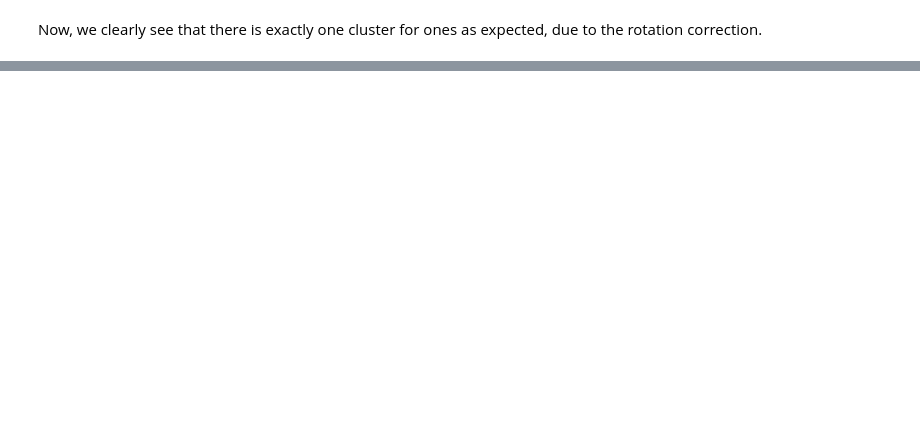
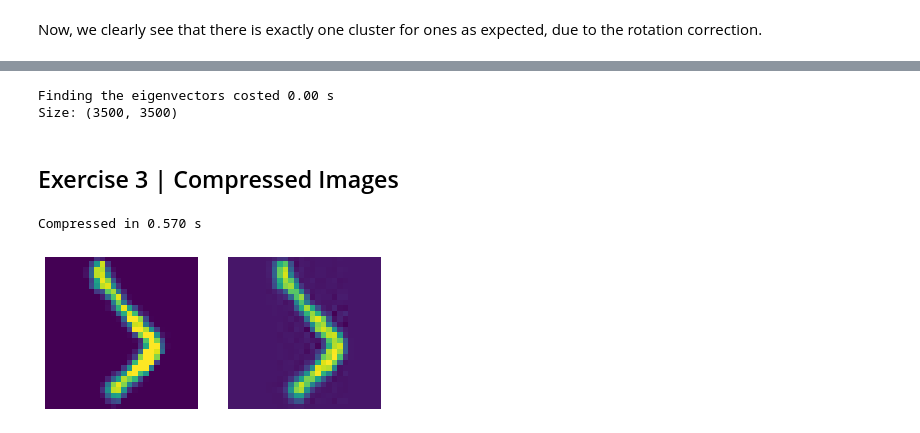
Before and after one commit to Satin21/Linear-Algebra-and-optimization-for-machine-learning, a Jupyter notebook: Hans/pj1.ipynb, the cells around one changed output, grey strips where cells are left out. Cells and saved outputs as stored; diff of their text form; code cells hidden in the pictures; blank space fills up the shorter version.

```diff
--- a/Hans/pj1.ipynb
+++ b/Hans/pj1.ipynb
@@ -583,0 +619,39 @@ Exist. K-Means       0.0430       0.0466       18.0%     0.067
+# %%
+print('Finding the eigenvectors costed {:.2f} s'.format(t))
+print('Size:', vecs.shape)
+# %% [output]
+Finding the eigenvectors costed 0.00 s
+Size: (3500, 3500)
+# %% [markdown]
+## Exercise 3 | Compressed Images
+# %%
+# Compress the images using L eigenvalues
+# @jit(parallel=True)
+def compress(X, l):
+    X_comp = X.copy()
+
+    for i, x in enumerate(X):
+        # Compress each image & use only l eigenvalues
+        img = x.reshape(28, 28)
+        u, s, vh = svd(img)
+        X_comp[i] = ((u[:, :l] * s[0:l]) @ vh[:l, :]).reshape(784)
+
+    return X_comp
+# %%
+# Test the compression function
+X_proc_arr = array(X_proc.to_numpy())
+t0 = time.time()
+X_pc = compress(X_proc_arr, 8)      # Compressed & processed images
+print('Compressed in {:.3f} s'.format(time.time() - t0))
+# %% [output]
+Compressed in 0.570 s
+# %%
+plt.subplot(1,2,1)
+plt.imshow(X_proc_arr[0].reshape(28, 28))
+plt.axis('off')
+plt.subplot(1,2,2)
+plt.imshow(X_pc[0].reshape(28, 28))
+plt.axis('off')
+plt.show;
+# %% [output]
+[figure, added]
```
Also changed, not shown: parts of 32 cells of this notebook.
